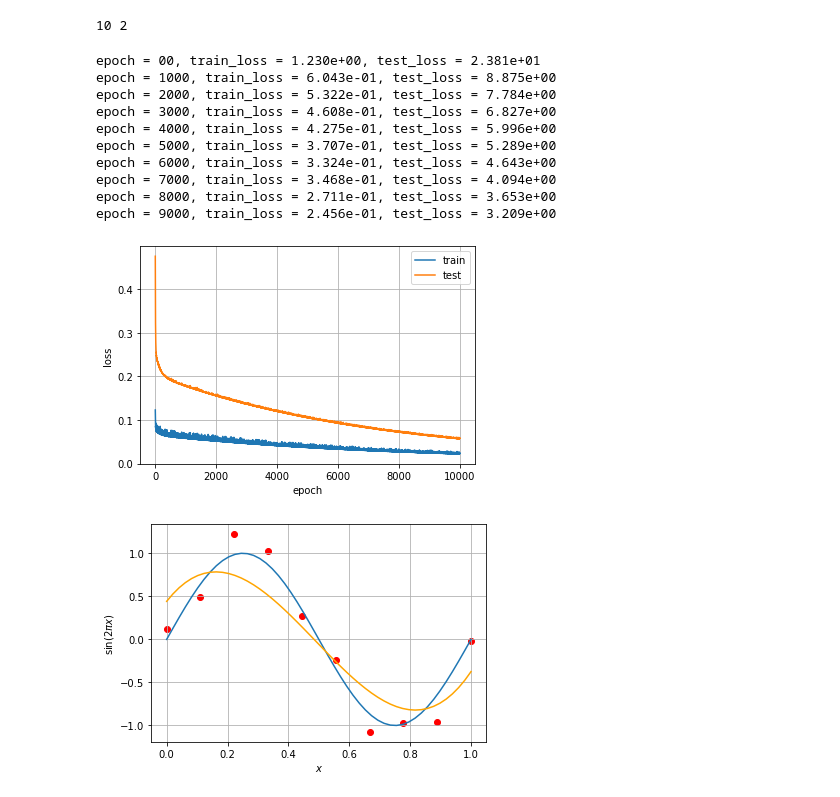
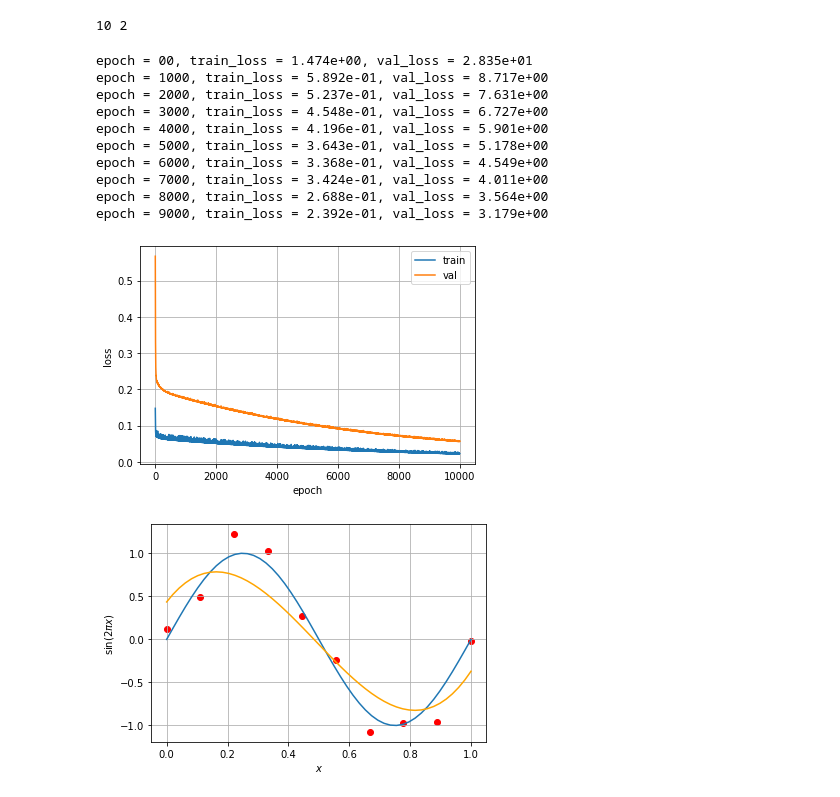
Before and after one commit to inteligenciafrvm/inteligenciafrvm, a Jupyter notebook: Clases prácticas/7. Intro a redes neuronales con Pytorch I.ipynb, the cells around one changed output. Cells and saved outputs as stored; diff of their text form; code cells hidden in the pictures.

```diff
--- a/Clases prácticas/7. Intro a redes neuronales con Pytorch I.ipynb
+++ b/Clases prácticas/7. Intro a redes neuronales con Pytorch I.ipynb
@@ -399,12 +399,12 @@ x_train_tensor = torch.from_numpy(np.float32(x_train_vec)).to(device)
 y_train_tensor = torch.from_numpy(np.float32(y_train_vec)).to(device)
 n_train = len(x_train_tensor)
 
-x_test_tensor = torch.from_numpy(np.float32(x_test_vec)).to(device)
-y_test_tensor = torch.from_numpy(np.float32(y_test_vec)).to(device)
-n_test = len(x_test_tensor)
+x_val_tensor = torch.from_numpy(np.float32(x_val_vec)).to(device)
+y_val_tensor = torch.from_numpy(np.float32(y_val_vec)).to(device)
+n_val = len(x_val_tensor)
 
 train_loss = []
-test_loss = []
+val_loss = []
 
 for epoch in range(EPOCHS):
 
@@ -417,10 +417,10 @@ for epoch in range(EPOCHS):
     train_loss.append(loss.detach().item())
 
     with torch.no_grad():
-        y_pred = model(x_test_tensor)
-        loss = criterion(y_pred, y_test_tensor) / n_test
-        test_loss.append(loss.item())
+        y_pred = model(x_val_tensor)
+        loss = criterion(y_pred, y_val_tensor) / n_val
+        val_loss.append(loss.item())
 
     if epoch % (EPOCHS//10) == 0:
-        print("epoch = {:02d}, train_loss = {:.3e}, test_loss = {:.3e}".format(epoch, train_loss[-1], test_loss[-1]))
+        print("epoch = {:02d}, train_loss = {:.3e}, val_loss = {:.3e}".format(epoch, train_loss[-1], val_loss[-1]))
 # %% [output]
@@ -439,13 +439,13 @@ epoch = 9000, train_loss = 1.952e-01, test_loss = 1.138e-01
 # %%
 plt.figure()
 plt.plot(np.arange(EPOCHS), train_loss)
-plt.plot(np.arange(EPOCHS), test_loss)
+plt.plot(np.arange(EPOCHS), val_loss)
 plt.ylabel('loss')
 plt.xlabel('epoch')
-plt.legend(['train', 'test'])
+plt.legend(['train', 'val'])
 plt.grid()
 
 model.eval()
-y_pred = model(x_test_tensor)
+y_pred = model(x_val_tensor)
 y_pred = y_pred.cpu().detach().numpy().squeeze()
 # %% [output]
@@ -486,14 +486,14 @@ BATCH_SIZE = 5
 train_data = data.TensorDataset(x_train_tensor, y_train_tensor)
 train_loader = data.DataLoader(dataset=train_data, batch_size=BATCH_SIZE, shuffle=True, num_workers=0,)
 
-test_data = data.TensorDataset(x_test_tensor, y_test_tensor)
-test_loader = data.DataLoader(dataset=test_data, batch_size=BATCH_SIZE, shuffle=False, num_workers=0,)
+val_data = data.TensorDataset(x_val_tensor, y_val_tensor)
+val_loader = data.DataLoader(dataset=val_data, batch_size=BATCH_SIZE, shuffle=False, num_workers=0,)
 
 print(len(train_data), len(train_loader))
 # %% [output]
 10 2
 # %%
-train_loss, test_loss = [], []
+train_loss, val_loss = [], []
 
 for epoch in range(EPOCHS):
 
@@ -512,43 +512,43 @@ for epoch in range(EPOCHS):
     train_loss.append(train_loss_acc / len(train_data))
 
     with torch.no_grad():
-        test_loss_acc = 0.
-        for x, y in test_loader:
+        val_loss_acc = 0.
+        for x, y in val_loader:
             x.to(device, non_blocking=True)
             y.to(device, non_blocking=True)
 
             y_pred = model(x)
             loss = criterion(y_pred, y)
 
-            test_loss_acc += loss.item()
-        test_loss.append(test_loss_acc / len(test_data))
+            val_loss_acc += loss.item()
+        val_loss.append(val_loss_acc / len(val_data))
 
     if epoch % (EPOCHS//10) == 0:
-        print("epoch = {:02d}, train_loss = {:.3e}, test_loss = {:.3e}".format(epoch, train_loss_acc, test_loss_acc))
+        print("epoch = {:02d}, train_loss = {:.3e}, val_loss = {:.3e}".format(epoch, train_loss_acc, val_loss_acc))
 # %% [output]
-epoch = 00, train_loss = 1.230e+00, test_loss = 2.381e+01
-epoch = 1000, train_loss = 6.043e-01, test_loss = 8.875e+00
-epoch = 2000, train_loss = 5.322e-01, test_loss = 7.784e+00
-epoch = 3000, train_loss = 4.608e-01, test_loss = 6.827e+00
-epoch = 4000, train_loss = 4.275e-01, test_loss = 5.996e+00
-epoch = 5000, train_loss = 3.707e-01, test_loss = 5.289e+00
-epoch = 6000, train_loss = 3.324e-01, test_loss = 4.643e+00
-epoch = 7000, train_loss = 3.468e-01, test_loss = 4.094e+00
-epoch = 8000, train_loss = 2.711e-01, test_loss = 3.653e+00
-epoch = 9000, train_loss = 2.456e-01, test_loss = 3.209e+00
+epoch = 00, train_loss = 1.474e+00, val_loss = 2.835e+01
+epoch = 1000, train_loss = 5.892e-01, val_loss = 8.717e+00
+epoch = 2000, train_loss = 5.237e-01, val_loss = 7.631e+00
+epoch = 3000, train_loss = 4.548e-01, val_loss = 6.727e+00
+epoch = 4000, train_loss = 4.196e-01, val_loss = 5.901e+00
+epoch = 5000, train_loss = 3.643e-01, val_loss = 5.178e+00
+epoch = 6000, train_loss = 3.368e-01, val_loss = 4.549e+00
+epoch = 7000, train_loss = 3.424e-01, val_loss = 4.011e+00
+epoch = 8000, train_loss = 2.688e-01, val_loss = 3.564e+00
+epoch = 9000, train_loss = 2.392e-01, val_loss = 3.179e+00
 # %%
 plt.figure()
 plt.plot(np.arange(EPOCHS), train_loss)
-plt.plot(np.arange(EPOCHS), test_loss)
+plt.plot(np.arange(EPOCHS), val_loss)
 plt.ylabel('loss')
 plt.xlabel('epoch')
-plt.legend(['train', 'test'])
+plt.legend(['train', 'val'])
 plt.grid()
 
 model.eval()
-y_pred = model(x_test_tensor)
+y_pred = model(x_val_tensor)
 y_pred = y_pred.cpu().detach().numpy().squeeze()
 # %% [output]
-[figure, old version]
+[figure, new version]
 # %%
 plt.figure()
```
Also changed, not shown: parts of 18 cells of this notebook.
